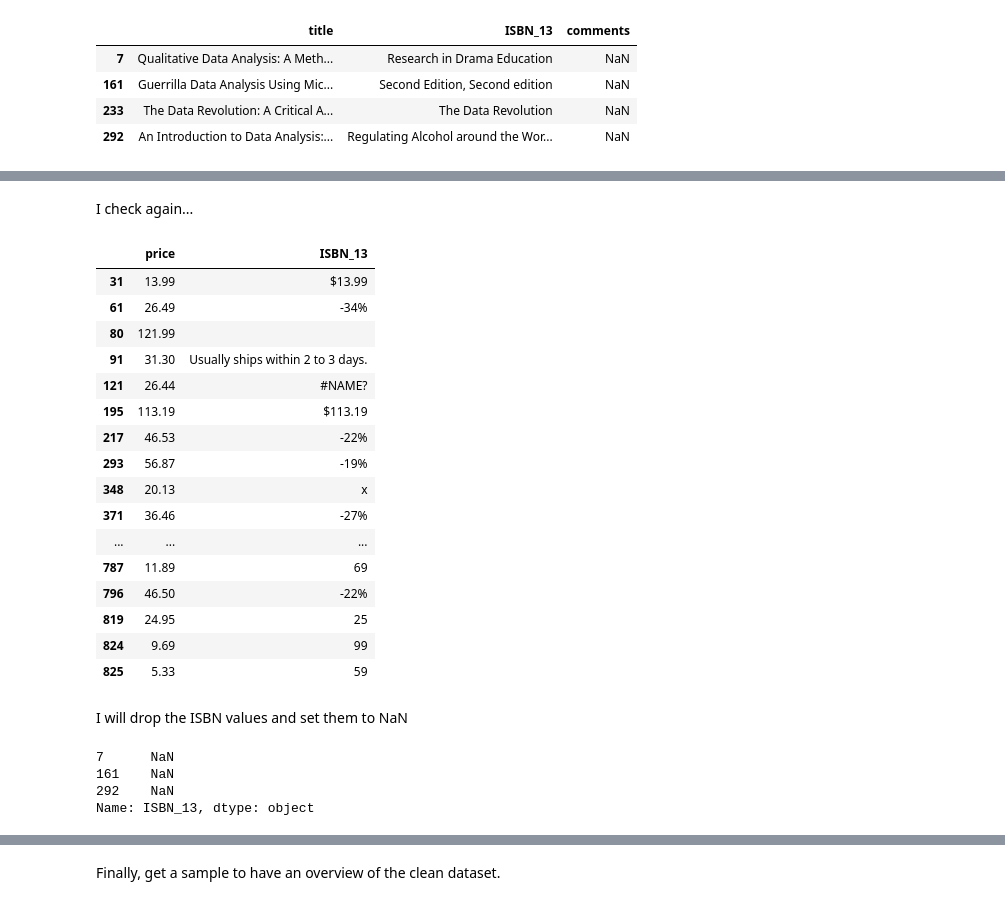
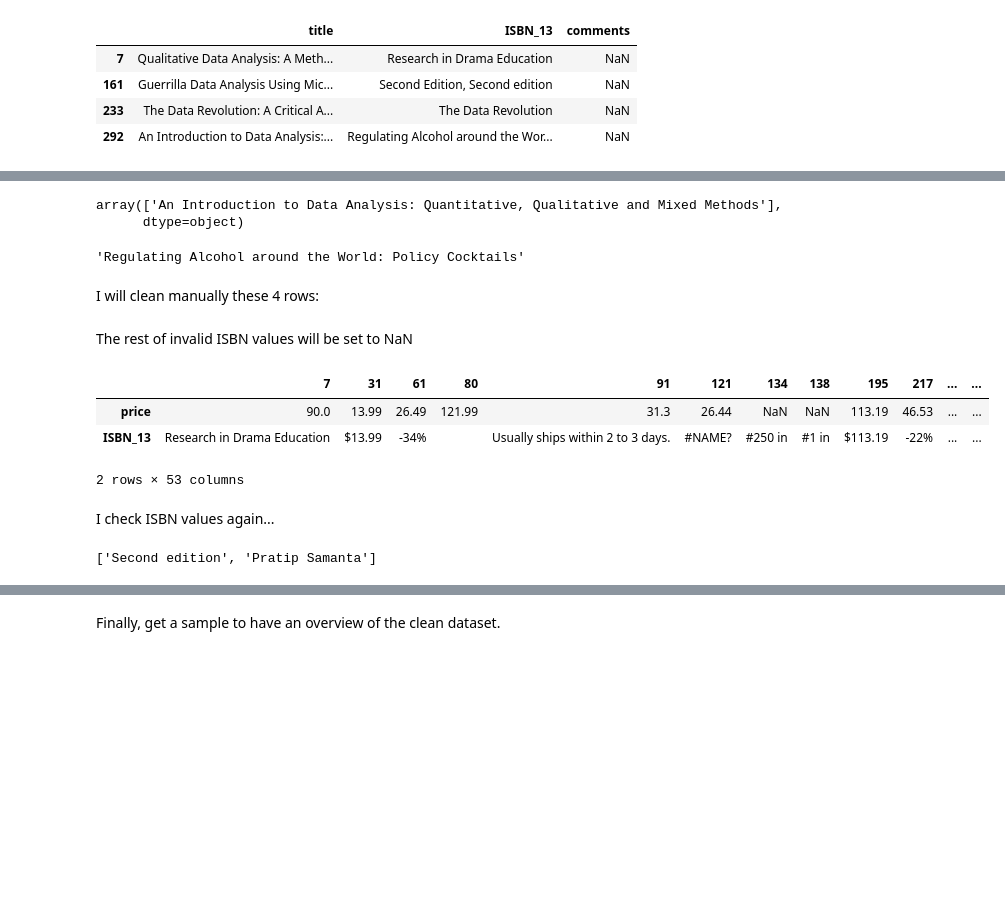
Before and after one commit to chusk2/data_cleaning, a Jupyter notebook: data_science_books/data_science_books.ipynb, the cells around one changed output, grey strips where cells are left out. Drawn from its saved outputs; the diff is of its cells as text; code cells hidden in the pictures; blank space fills up the shorter version.

```diff
--- a/data_science_books/data_science_books.ipynb
+++ b/data_science_books/data_science_books.ipynb
@@ -472,7 +487,3 @@ df.loc[[7,161,233,292], ['title', 'ISBN_13', 'comments'] ]
 | 161 | Guerrilla Data Analysis Using Mic... | Second Edition, Second edition | NaN |
 | 233 | The Data Revolution: A Critical A... | The Data Revolution | NaN |
 | 292 | An Introduction to Data Analysis:... | Regulating Alcohol around the Wor... | NaN |
-# %%
-rows_to_change = [7,161,292]
-df.loc[rows_to_change, ['comments'] ] = df.loc[rows_to_change, ['ISBN_13']].values
-df.loc[rows_to_change, ['ISBN_13'] ] = np.nan
@@ -487,2 +489,0 @@ df.loc[[7,161,233,292], ['title', 'ISBN_13', 'comments'] ]
-# %%
-df.loc[233,'ISBN_13'] = np.nan
@@ -488,0 +492,24 @@ df.loc[233,'ISBN_13'] = np.nan
+# %%
+df.loc[292, ['title']].values
+# %% [output]
+array(['An Introduction to Data Analysis: Quantitative, Qualitative and Mixed Methods'],
+      dtype=object)
+# %%
+df.loc[292, 'ISBN_13']
+# %% [output]
+'Regulating Alcohol around the World: Policy Cocktails'
+# %% [markdown]
+I will clean manually these 4 rows:
+# %%
+df.loc[7, 'comments'] = 'Research in Drama Education'
+df.loc[161, 'ISBN_13'] = 'Second edition'
+df.loc[[233, 292], 'ISBN_13'] = np.nan
+# %% [markdown]
+The rest of invalid ISBN values will be set to NaN
+# %%
+df[['price', 'ISBN_13']][df.ISBN_13.isin(invalid_isbn_values)].T
+# %% [output]
+|  | 7 | 31 | 61 | 80 | 91 | 121 | 134 | 138 | 195 | 217 | ... | ... |
+| price | 90.0 | 13.99 | 26.49 | 121.99 | 31.3 | 26.44 | NaN | NaN | 113.19 | 46.53 | ... | ... |
+| ISBN_13 | Research in Drama Education | $13.99 | -34% |  | Usually ships within 2 to 3 days. | #NAME? | #250 in | #1 in | $113.19 | -22% | ... | ... |
+2 rows × 53 columns
@@ -489,31 +518,6 @@ df.loc[233,'ISBN_13'] = np.nan
 # %% [markdown]
-I check again...
+I check ISBN values again...
 # %%
-df[['price', 'ISBN_13']][df.ISBN_13.isin(invalid_isbn_values)].dropna()
+[i for i in df['ISBN_13'].dropna().unique() if not i.startswith('9')]
 # %% [output]
-|  | price | ISBN_13 |
-| 31 | 13.99 | $13.99 |
-| 61 | 26.49 | -34% |
-| 80 | 121.99 |  |
-| 91 | 31.30 | Usually ships within 2 to 3 days. |
-| 121 | 26.44 | #NAME? |
-| 195 | 113.19 | $113.19 |
-| 217 | 46.53 | -22% |
-| 293 | 56.87 | -19% |
-| 348 | 20.13 | x |
-| 371 | 36.46 | -27% |
-| ... | ... | ... |
-| 787 | 11.89 | 69 |
-| 796 | 46.50 | -22% |
-| 819 | 24.95 | 25 |
-| 824 | 9.69 | 99 |
-| 825 | 5.33 | 59 |
+['Second edition', 'Pratip Samanta']
-# %% [markdown]
-I will drop the ISBN values and set them to NaN
-# %%
-df.loc[invalid_isbn_rows, 'ISBN_13']
-# %% [output]
-7      NaN
-161    NaN
-292    NaN
-Name: ISBN_13, dtype: object
```
Also changed, not shown: parts of 45 cells of this notebook, 2 other files.
